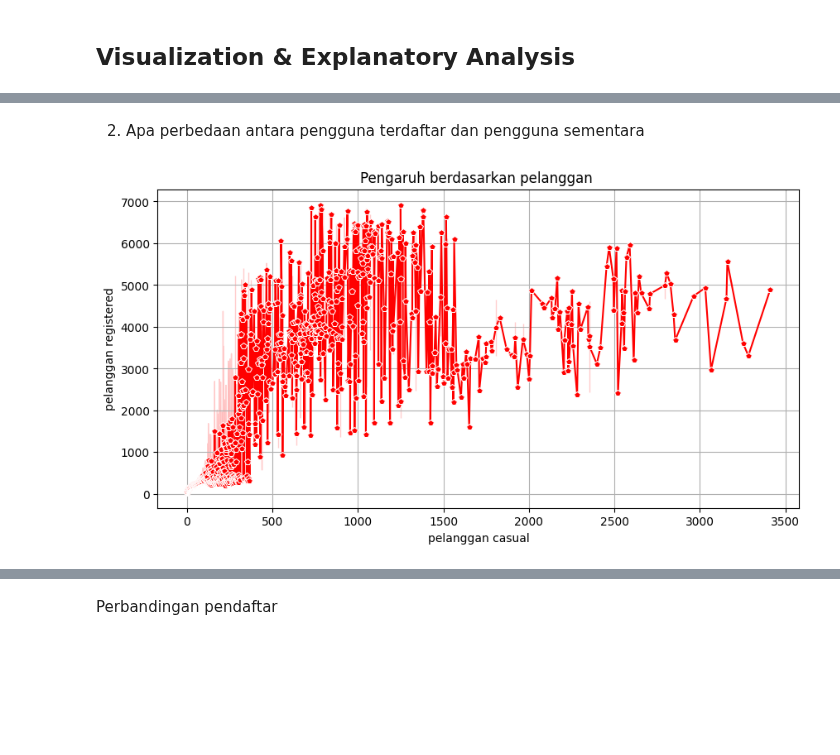
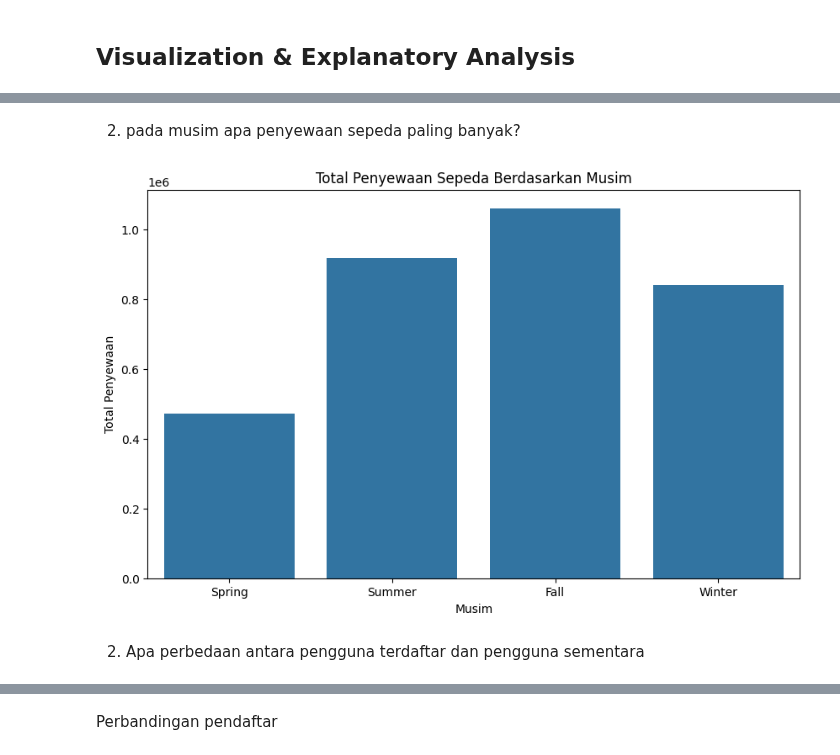
Before and after one commit to Mutasar/sewa-sepeda, a Jupyter notebook: Mutasar_bike_sharing.ipynb, the cells around one changed output, grey strips where cells are left out. Saved outputs shown, nothing was run; the diff lists cells and outputs as text; code cells hidden in the pictures; blank space fills up the shorter version.

```diff
--- a/Mutasar_bike_sharing.ipynb
+++ b/Mutasar_bike_sharing.ipynb
@@ -408,16 +407,21 @@ NameError: name 'all_df' is not defined
+# %% [markdown]
+2. pada musim apa penyewaan sepeda paling banyak?
+# %%
+# Mengagregasi data berdasarkan musim
+seasonal_usage = day_df.groupby('season')['count_cr'].sum().reset_index()
+
+# Membuat bar plot
+plt.figure(figsize=(10, 6))
+sns.barplot(x='season', y='count_cr', data=seasonal_usage)
+
+# Menambahkan judul dan label
+plt.title('Total Penyewaan Sepeda Berdasarkan Musim')
+plt.xlabel('Musim')
+plt.ylabel('Total Penyewaan')
+
+# Menampilkan plot
+plt.show()
+# %% [output]
+[figure, added]
 # %% [markdown]
 2. Apa perbedaan antara pengguna terdaftar dan pengguna sementara
-# %%
-plt.figure(figsize=(10, 5))
-# Membuat grafik garis
-sns.lineplot(data = all_df, x='casual', y='registered', marker='p', color='r')
-# Menambahkan judul dan label
-plt.title('Pengaruh berdasarkan pelanggan ')
-plt.xlabel('pelanggan casual')
-plt.ylabel('pelanggan registered')
-plt.grid()
-
-# Menampilkan grafik
-plt.show()
-# %% [output]
-[figure, removed]
```
Also changed, not shown: parts of 17 cells of this notebook.
